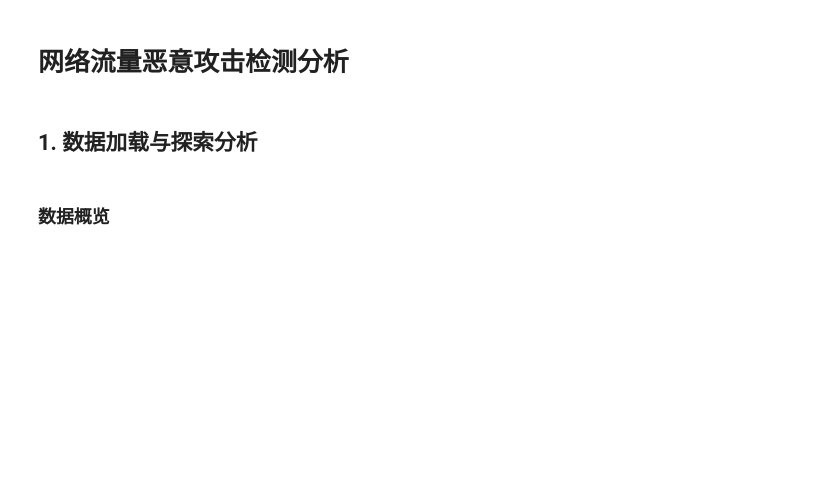
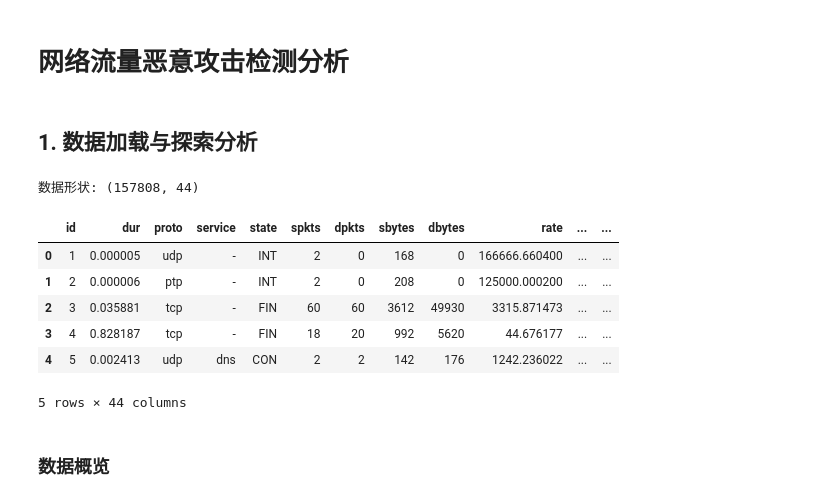
Before and after one commit to HolmesAmzish/CodeNotes, a Jupyter notebook: OnlineJudge/ISCC/MaliciousTraffic/traffic_analysis.ipynb, the cells around one changed output. Drawn from its saved outputs; the diff is of its cells as text; code cells hidden in the pictures; blank space fills up the shorter version.

```diff
--- a/OnlineJudge/ISCC/MaliciousTraffic/traffic_analysis.ipynb
+++ b/OnlineJudge/ISCC/MaliciousTraffic/traffic_analysis.ipynb
@@ -5,13 +5,22 @@
 # %%
 import pandas as pd
 import numpy as np
 import matplotlib.pyplot as plt
 import seaborn as sns
 
 # 加载数据
-df = pd.read_csv('data/sample_data.csv')
+df = pd.read_csv('data/train_data.csv')
 print(f"数据形状: {df.shape}")
 df.head()
+# %% [output]
+数据形状: (157808, 44)
+|  | id | dur | proto | service | state | spkts | dpkts | sbytes | dbytes | rate | ... | ... |
+| 0 | 1 | 0.000005 | udp | - | INT | 2 | 0 | 168 | 0 | 166666.660400 | ... | ... |
+| 1 | 2 | 0.000006 | ptp | - | INT | 2 | 0 | 208 | 0 | 125000.000200 | ... | ... |
+| 2 | 3 | 0.035881 | tcp | - | FIN | 60 | 60 | 3612 | 49930 | 3315.871473 | ... | ... |
+| 3 | 4 | 0.828187 | tcp | - | FIN | 18 | 20 | 992 | 5620 | 44.676177 | ... | ... |
+| 4 | 5 | 0.002413 | udp | dns | CON | 2 | 2 | 142 | 176 | 1242.236022 | ... | ... |
+5 rows × 44 columns
 # %% [markdown]
 ### 数据概览
 # %%
```
Also changed, not shown: parts of 10 cells of this notebook, 12 other files.
